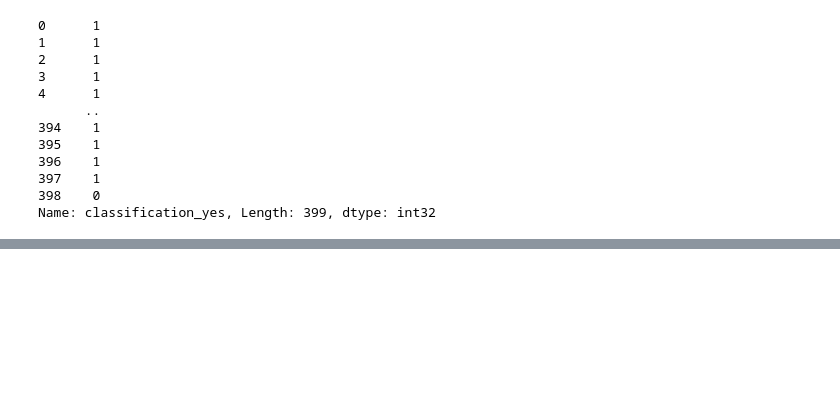
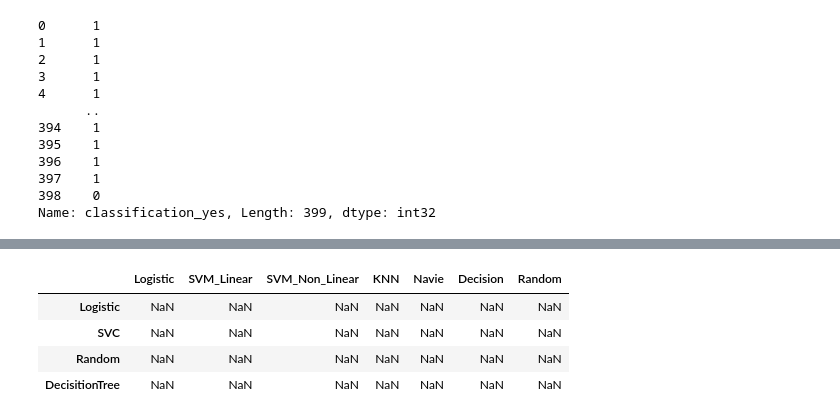
Before and after one commit to ThanigaivelGanapathi/ML_Feature_Selection, a Jupyter notebook: Recursive_Feature_Elimination/Recurrsive Feature Elimination/RFE_Feature_Selection.ipynb, the cells around one changed output, grey strips where cells are left out. Drawn from its saved outputs; the diff is of its cells as text; code cells hidden in the pictures; blank space fills up the shorter version.

```diff
--- a/Recursive_Feature_Elimination/Recurrsive Feature Elimination/RFE_Feature_Selection.ipynb
+++ b/Recursive_Feature_Elimination/Recurrsive Feature Elimination/RFE_Feature_Selection.ipynb
@@ -102,0 +233,11 @@ TypeError: RFE.__init__() takes 2 positional arguments but 3 were given
+# %%
+rfe_data = pd.DataFrame(index = ["Logistic","SVC","Random","DecisitionTree"],columns = ["Logistic","SVM_Linear","SVM_Non_Linear",
+                                                                                              "KNN","Navie","Decision","Random"])
+# %%
+rfe_data
+# %% [output]
+|  | Logistic | SVM_Linear | SVM_Non_Linear | KNN | Navie | Decision | Random |
+| Logistic | NaN | NaN | NaN | NaN | NaN | NaN | NaN |
+| SVC | NaN | NaN | NaN | NaN | NaN | NaN | NaN |
+| Random | NaN | NaN | NaN | NaN | NaN | NaN | NaN |
+| DecisitionTree | NaN | NaN | NaN | NaN | NaN | NaN | NaN |
```
Also changed, not shown: parts of 7 cells of this notebook.
